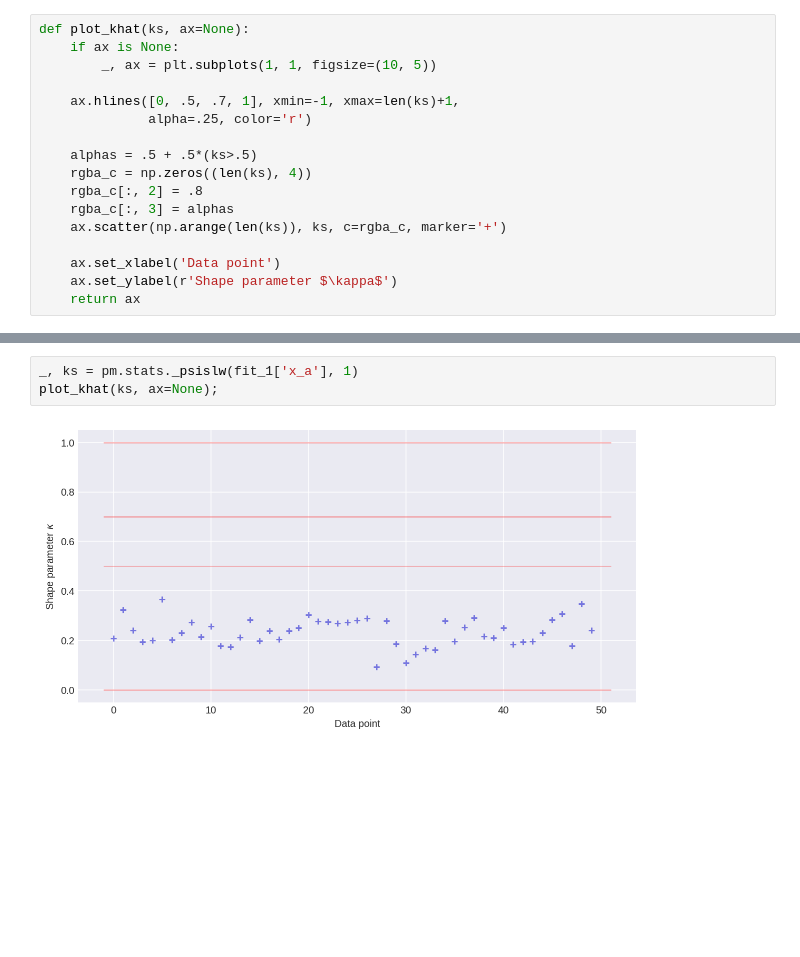
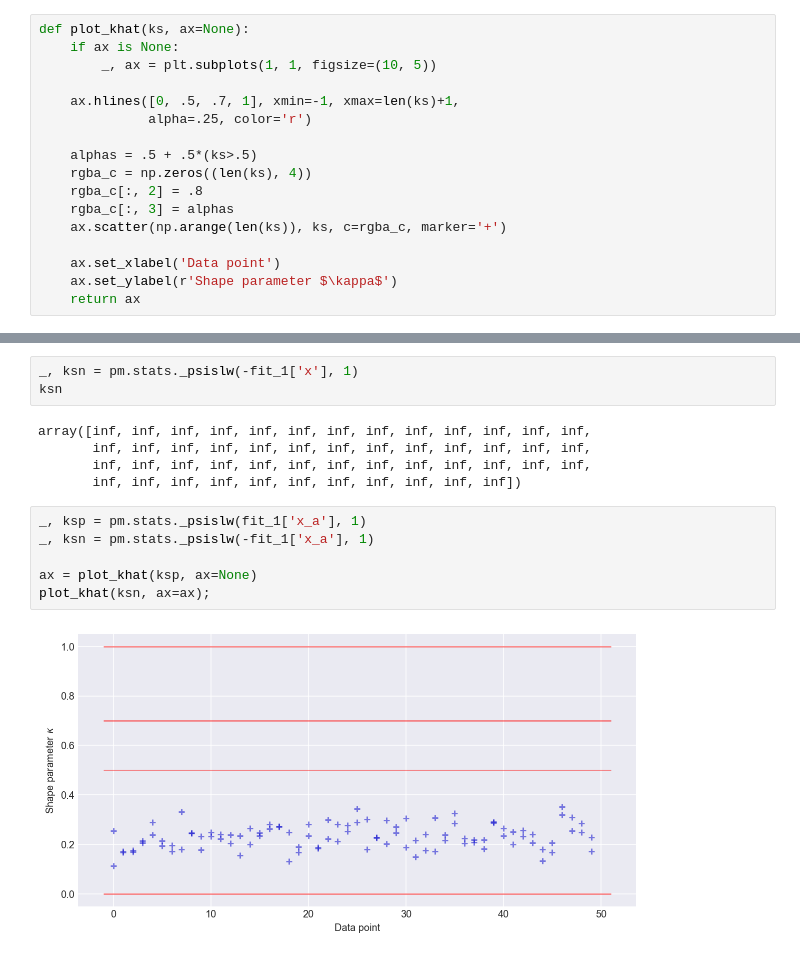
Before and after one commit to junpenglao/Planet_Sakaar_Data_Science, a Jupyter notebook: Ports/Sampling from a Cauchy.ipynb, the cells around one changed output, grey strips where cells are left out. Saved outputs shown, nothing was run; the diff lists cells and outputs as text; blank space fills up the shorter version.

```diff
--- a/Ports/Sampling from a Cauchy.ipynb
+++ b/Ports/Sampling from a Cauchy.ipynb
@@ -162,10 +164,21 @@ array([inf, inf, inf, inf, inf, inf, inf, inf, inf, inf, inf, inf, inf,
        inf, inf, inf, inf, inf, inf, inf, inf, inf, inf, inf, inf, inf,
        inf, inf, inf, inf, inf, inf, inf, inf, inf, inf, inf])
 # %%
-_, ks = pm.stats._psislw(fit_1['x_a'], 1)
-plot_khat(ks, ax=None);
+_, ksn = pm.stats._psislw(-fit_1['x'], 1)
+ksn
 # %% [output]
-[figure, removed]
+array([inf, inf, inf, inf, inf, inf, inf, inf, inf, inf, inf, inf, inf,
+       inf, inf, inf, inf, inf, inf, inf, inf, inf, inf, inf, inf, inf,
+       inf, inf, inf, inf, inf, inf, inf, inf, inf, inf, inf, inf, inf,
+       inf, inf, inf, inf, inf, inf, inf, inf, inf, inf, inf])
+# %%
+_, ksp = pm.stats._psislw(fit_1['x_a'], 1)
+_, ksn = pm.stats._psislw(-fit_1['x_a'], 1)
+
+ax = plot_khat(ksp, ax=None)
+plot_khat(ksn, ax=ax);
+# %% [output]
+[figure, added]
 # %%
 _, ks = pm.stats._psislw(fit_1['x_b'], 1)
 plot_khat(ks, ax=None);
```
Also changed, not shown: parts of 9 cells of this notebook.
